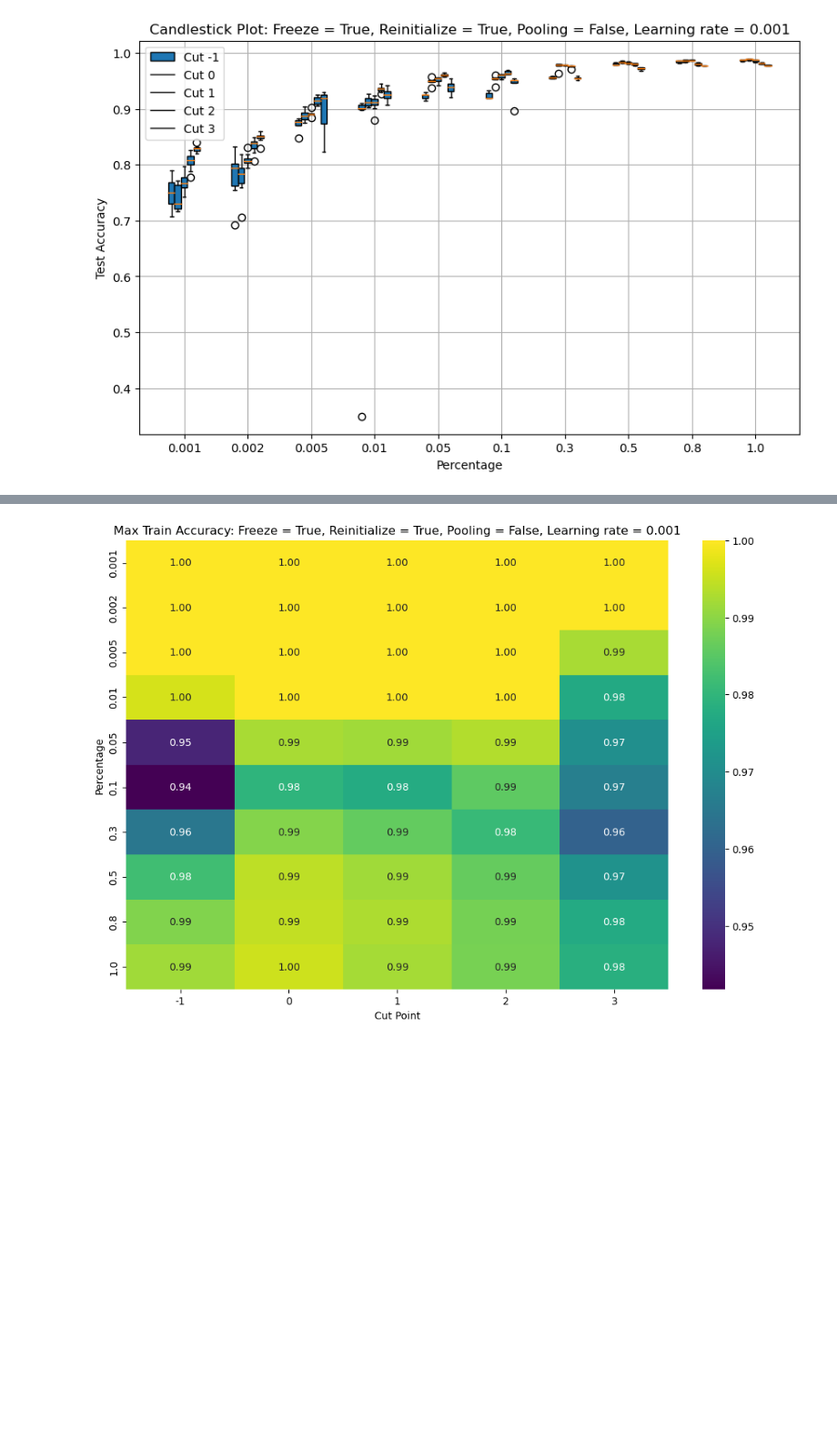
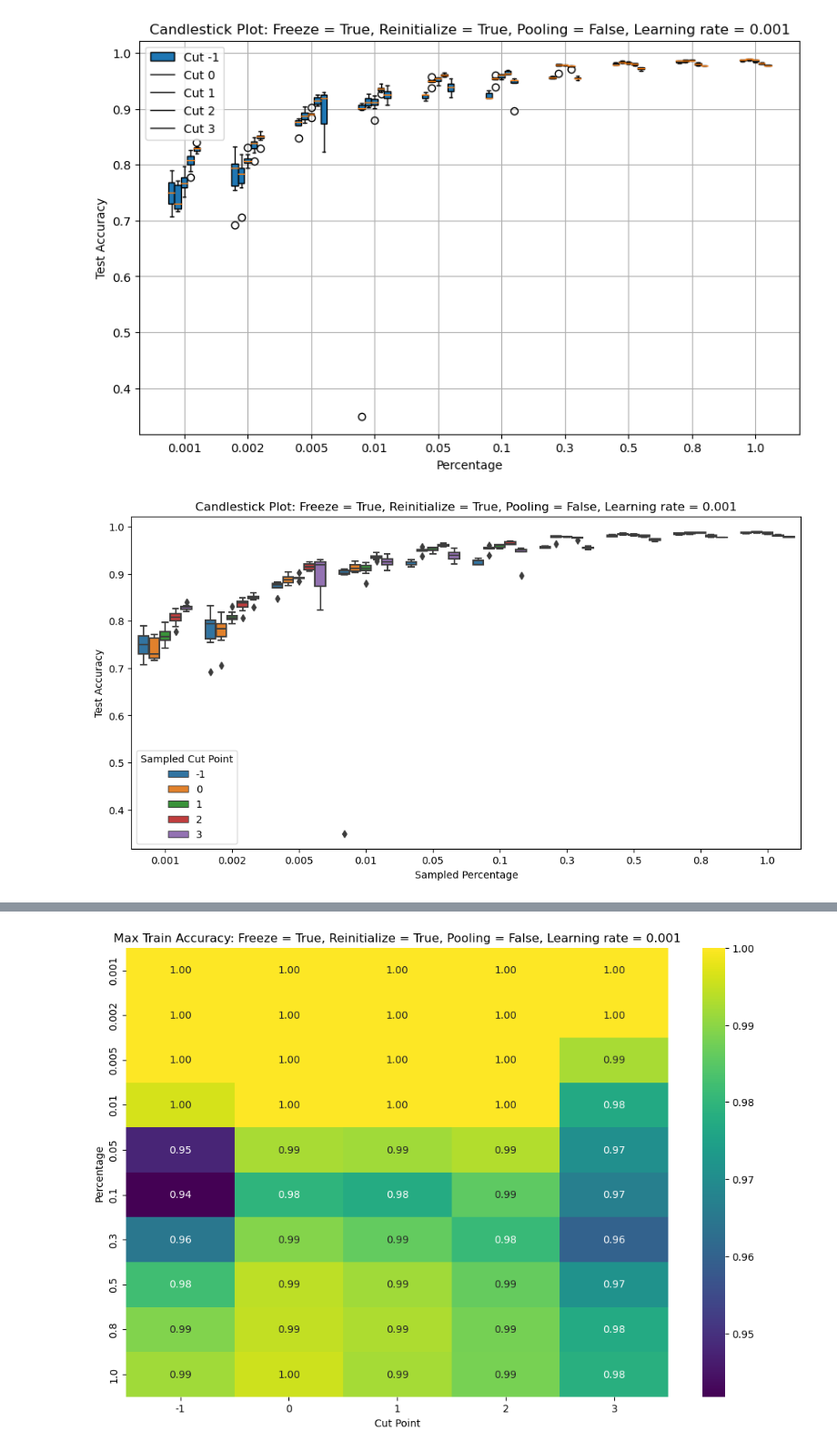
Before and after one commit to tusharmanekar/mp-tl-study, a Jupyter notebook: 50-50_MNIST/3d_visualizations.ipynb, the cells around one changed output, grey strips where cells are left out. Shown at 91% size. Saved outputs shown, nothing was run; the diff lists cells and outputs as text; code cells hidden in the pictures; blank space fills up the shorter version.

```diff
--- a/50-50_MNIST/3d_visualizations.ipynb
+++ b/50-50_MNIST/3d_visualizations.ipynb
@@ -92,3 +94,22 @@ plt.grid(True)
 plt.show()
 # %% [output]
 [figure]
+# %%
+import pandas as pd
+import matplotlib.pyplot as plt
+import seaborn as sns
+
+# Combining both datasets for comparative analysis
+combined_results = baselines + results
+df_combined = pd.DataFrame(combined_results)
+
+# Creating boxplots
+plt.figure(figsize=(12, 6))
+sns.boxplot(x='sampled_percentage', y='test_acc', hue='sampled_cut_point', data=df_combined)
+plt.title(f'Candlestick Plot: Freeze = {params["freeze"]}, Reinitialize = {params["reinit"]}, Pooling = {params["use_pooling"]}, Learning rate = {params["lr_fine_tune"]}')
+plt.xlabel('Sampled Percentage')
+plt.ylabel('Test Accuracy')
+plt.legend(title='Sampled Cut Point')
+plt.show()
+# %% [output]
+[figure, added]
```
Also changed, not shown: parts of 3 cells of this notebook, 7 other files.
